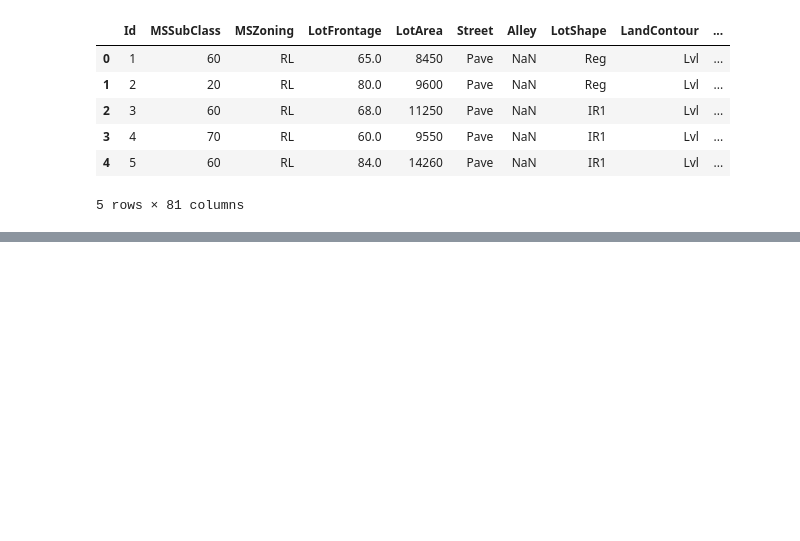
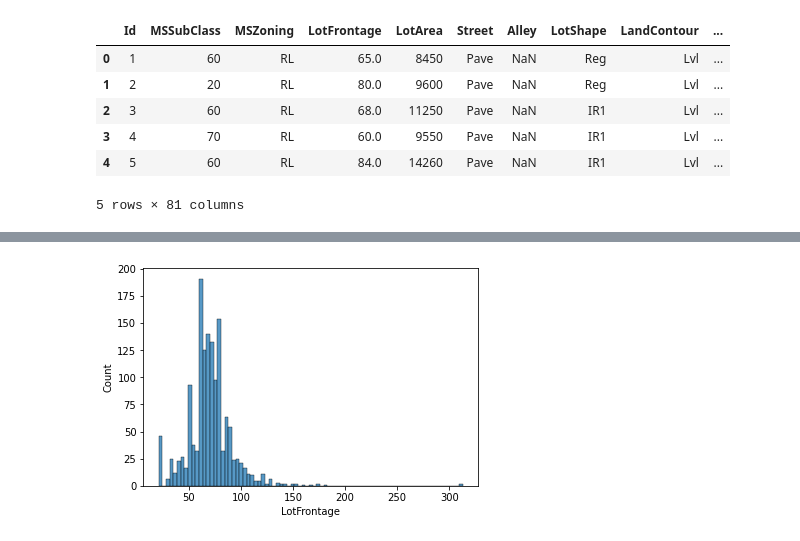
Before and after one commit to lkhart/kaggle_house_prices, a Jupyter notebook: house_price_eda.ipynb, the cells around one changed output, grey strips where cells are left out. Cells and saved outputs as stored; diff of their text form; code cells hidden in the pictures; blank space fills up the shorter version.

```diff
--- a/house_price_eda.ipynb
+++ b/house_price_eda.ipynb
@@ -25,0 +114,17 @@ train_df.head()
+# %%
+train_df.PoolQC.fillna('None', inplace=True)
+train_df.MiscFeature.fillna('None', inplace=True)
+train_df.Alley.fillna('None', inplace=True)
+train_df.Fence.fillna('None', inplace=True)
+train_df.FireplaceQu.fillna('None', inplace=True)
+train_df.GarageCond.fillna('None', inplace=True)
+train_df.GarageType.fillna('None', inplace=True)
+train_df.GarageYrBlt.fillna('None', inplace=True)
+train_df.GarageFinish.fillna('None', inplace=True)
+train_df.GarageQual.fillna('None', inplace=True)
+train_df.BsmtExposure.fillna('None', inplace=True)
+train_df.BsmtFinType2.fillna('None', inplace=True)
+train_df.BsmtFinType1.fillna('None', inplace=True)
+train_df.BsmtCond.fillna('None', inplace=True)
+train_df.BsmtQual.fillna('None', inplace=True)
+train_df.MasVnrType.fillna('None', inplace=True)
@@ -25,0 +144,3 @@ train_df.head()
+# %%
+# replace Electrical = NA with most common Electrical value
+train_df.Electrical.fillna(train_df.Electrical.mode()[0], inplace=True)
@@ -25,0 +188,3 @@ train_df.head()
+# %%
+# replace LotFrontage = NA with median LotFrontage for associated Neighborhood
+train_df.LotFrontage = train_df.groupby('Neighborhood')['LotFrontage'].transform(lambda x: x.fillna(x.median()))
@@ -25,0 +206,2 @@ train_df.head()
+# %%
+train_df.MasVnrArea.fillna(0, inplace=True)
@@ -25,0 +219,7 @@ train_df.head()
+# %%
+# histogram
+sns.histplot(x='LotFrontage', data=train_df).set_title=('LotFrontage Distribution')
+
+# lot frontage resembles a normal distribution, with some outliers on the higher end. this variable will need to be normalized.
+# %% [output]
+[figure, added]
```
Also changed, not shown: parts of 64 cells of this notebook.
